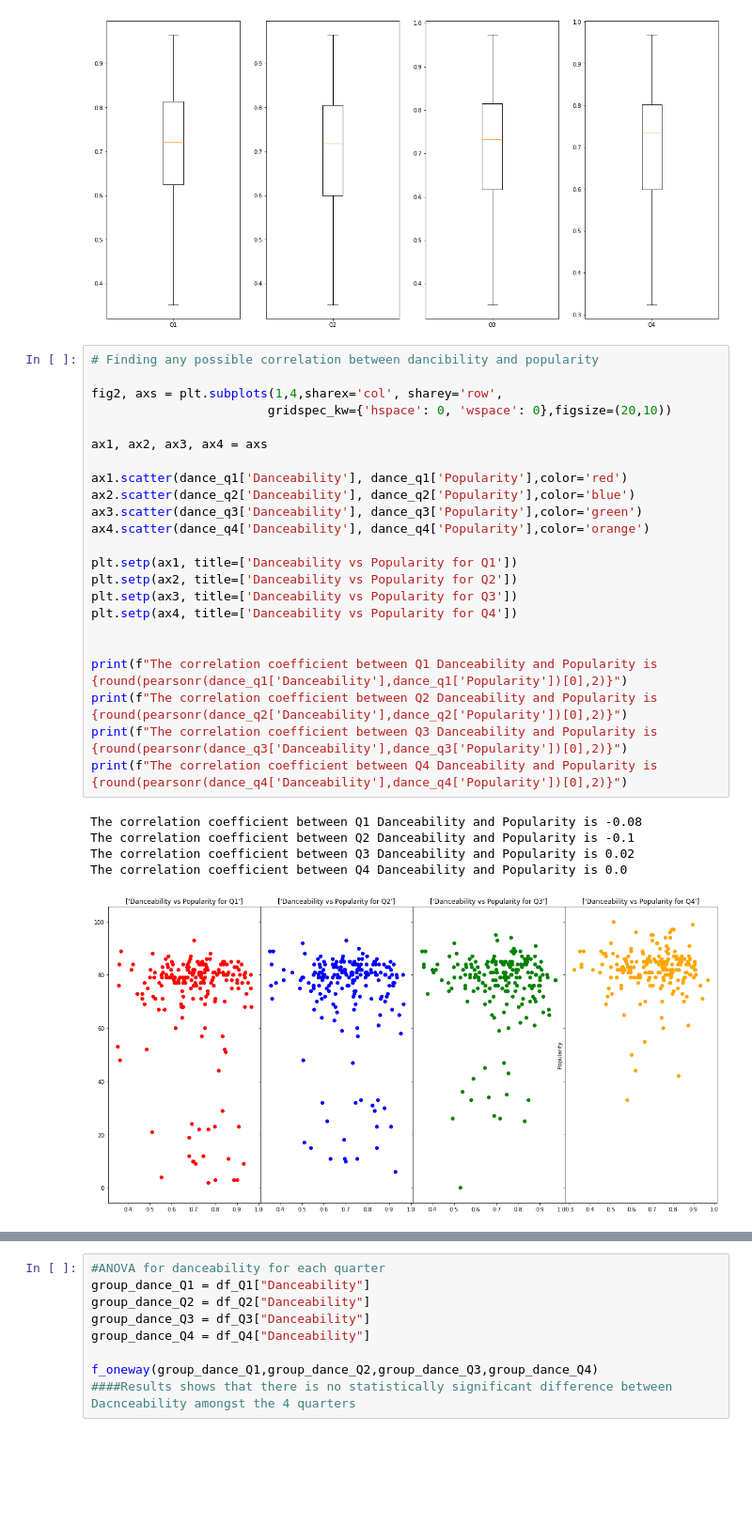
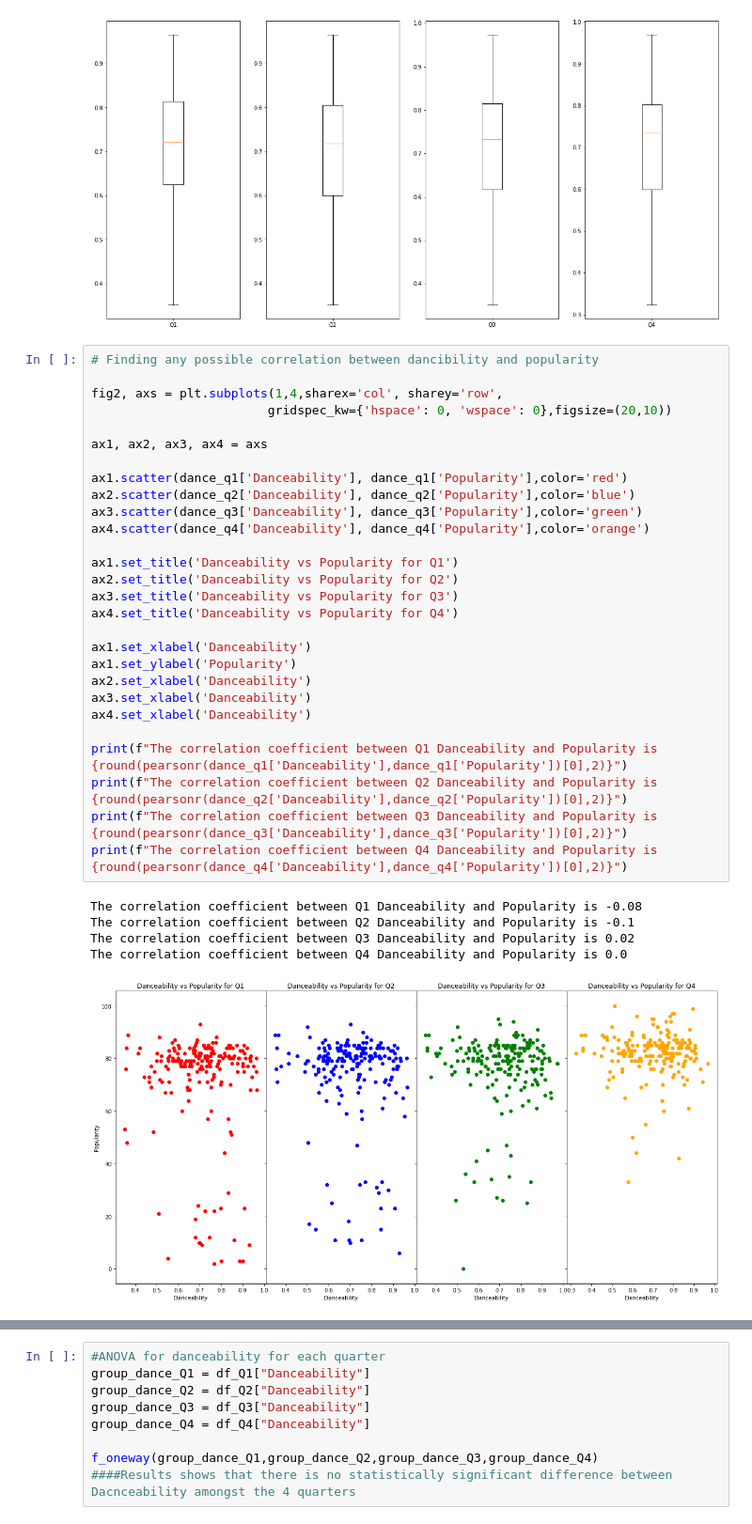
Before and after one commit to navidmalakootikhah/Project-One, a Jupyter notebook: analysis.ipynb, the cells around one changed output, grey strips where cells are left out. Shown at 94% size. Drawn from its saved outputs; the diff is of its cells as text; blank space fills up the shorter version.

```diff
--- a/analysis.ipynb
+++ b/analysis.ipynb
@@ -239,32 +238,37 @@ plt.show()
 # %%
 # Finding any possible correlation between dancibility and popularity
 
 fig2, axs = plt.subplots(1,4,sharex='col', sharey='row',
                         gridspec_kw={'hspace': 0, 'wspace': 0},figsize=(20,10))
 
 ax1, ax2, ax3, ax4 = axs
 
 ax1.scatter(dance_q1['Danceability'], dance_q1['Popularity'],color='red')
 ax2.scatter(dance_q2['Danceability'], dance_q2['Popularity'],color='blue')
 ax3.scatter(dance_q3['Danceability'], dance_q3['Popularity'],color='green')
 ax4.scatter(dance_q4['Danceability'], dance_q4['Popularity'],color='orange')
 
-plt.setp(ax1, title=['Danceability vs Popularity for Q1'])
-plt.setp(ax2, title=['Danceability vs Popularity for Q2'])
-plt.setp(ax3, title=['Danceability vs Popularity for Q3'])
-plt.setp(ax4, title=['Danceability vs Popularity for Q4'])
+ax1.set_title('Danceability vs Popularity for Q1')
+ax2.set_title('Danceability vs Popularity for Q2')
+ax3.set_title('Danceability vs Popularity for Q3')
+ax4.set_title('Danceability vs Popularity for Q4')
 
+ax1.set_xlabel('Danceability')
+ax1.set_ylabel('Popularity')
+ax2.set_xlabel('Danceability')
+ax3.set_xlabel('Danceability')
+ax4.set_xlabel('Danceability')
 
 print(f"The correlation coefficient between Q1 Danceability and Popularity is {round(pearsonr(dance_q1['Danceability'],dance_q1['Popularity'])[0],2)}")
 print(f"The correlation coefficient between Q2 Danceability and Popularity is {round(pearsonr(dance_q2['Danceability'],dance_q2['Popularity'])[0],2)}")
 print(f"The correlation coefficient between Q3 Danceability and Popularity is {round(pearsonr(dance_q3['Danceability'],dance_q3['Popularity'])[0],2)}")
 print(f"The correlation coefficient between Q4 Danceability and Popularity is {round(pearsonr(dance_q4['Danceability'],dance_q4['Popularity'])[0],2)}")
 # %% [output]
 The correlation coefficient between Q1 Danceability and Popularity is -0.08
 The correlation coefficient between Q2 Danceability and Popularity is -0.1
 The correlation coefficient between Q3 Danceability and Popularity is 0.02
 The correlation coefficient between Q4 Danceability and Popularity is 0.0
-[figure, old version]
+[figure, new version]
 # %%
 #Finding any possible correlation between dancibility and steams
 
```
Also changed, not shown: parts of 5 cells of this notebook.
